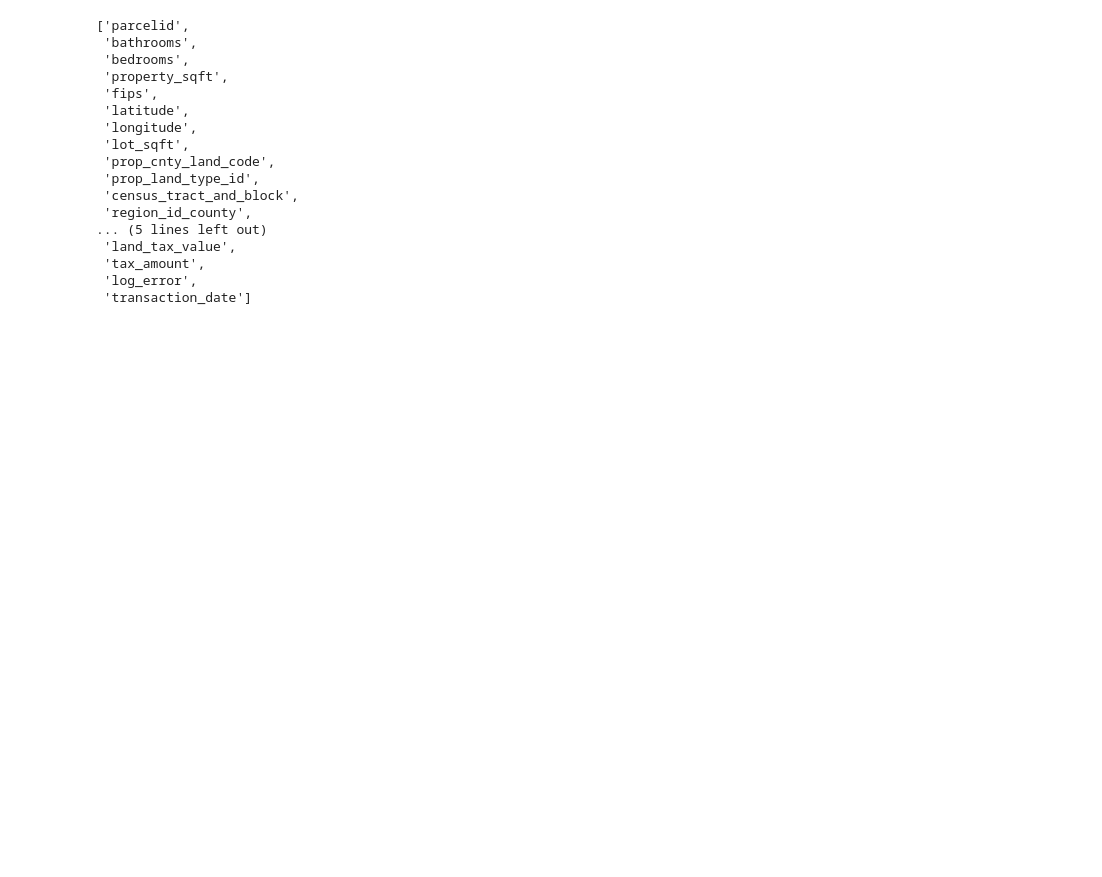
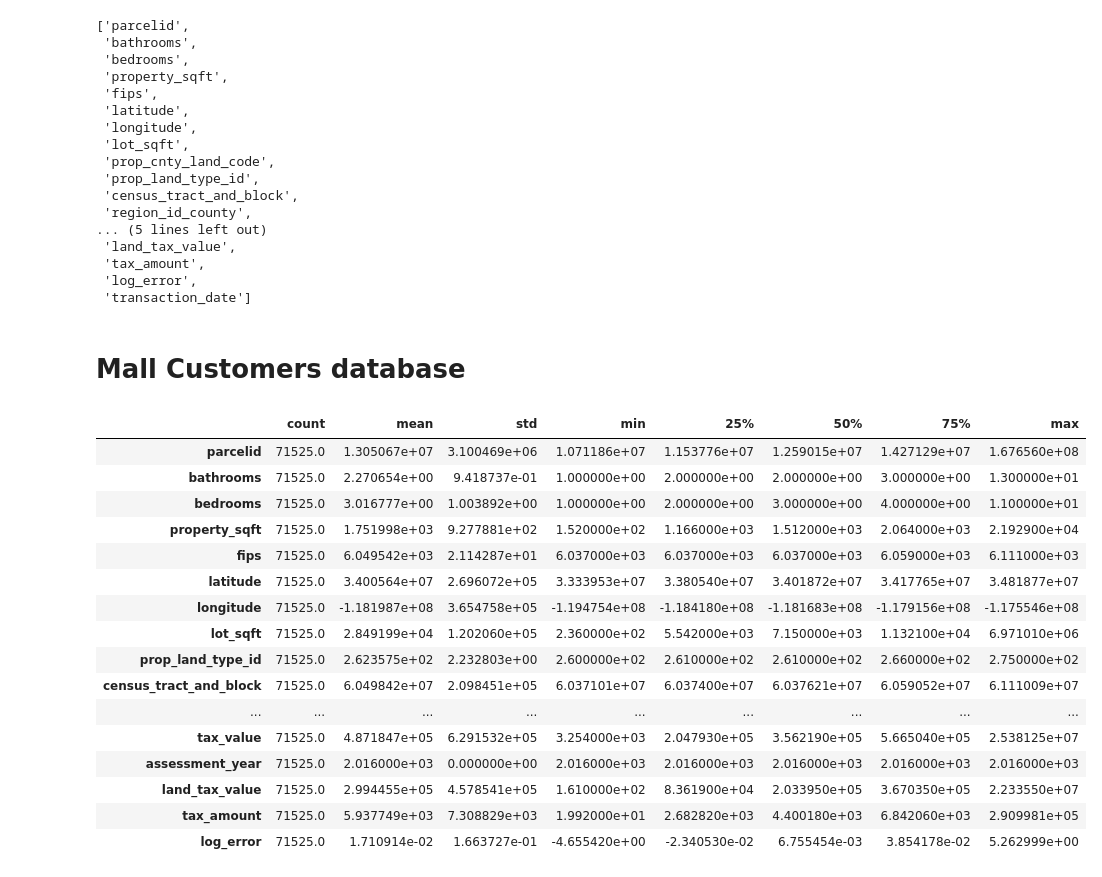
Before and after one commit to mdalton87/clustering-exercises, a Jupyter notebook: zillow.ipynb, the cells around one changed output. Drawn from its saved outputs; the diff is of its cells as text; code cells hidden in the pictures; blank space fills up the shorter version.

```diff
--- a/zillow.ipynb
+++ b/zillow.ipynb
@@ -267,3 +267,5 @@ list(df.columns)
  'transaction_date']
 # %%
 # df.columns = ['parcelid', 'bathrooms', 'bedrooms', 'property_sqft', 'fips', 'latitude', 'longitude', 'lot_sqft', 'prop_cnty_land_code', 'prop_land_type_id', 'census_tract_and_block', 'region_id_county', 'unitcnt', 'year_built', 'struct_tax_value', 'tax_value', 'assessment_year', 'land_tax_value', 'tax_amount', 'log_error', 'transaction_date']
+# %% [markdown]
+# Mall Customers database
@@ -269,0 +274,20 @@ list(df.columns)
+# %%
+df.describe().T
+# %% [output]
+|  | count | mean | std | min | 25% | 50% | 75% | max |
+| parcelid | 71525.0 | 1.305067e+07 | 3.100469e+06 | 1.071186e+07 | 1.153776e+07 | 1.259015e+07 | 1.427129e+07 | 1.676560e+08 |
+| bathrooms | 71525.0 | 2.270654e+00 | 9.418737e-01 | 1.000000e+00 | 2.000000e+00 | 2.000000e+00 | 3.000000e+00 | 1.300000e+01 |
+| bedrooms | 71525.0 | 3.016777e+00 | 1.003892e+00 | 1.000000e+00 | 2.000000e+00 | 3.000000e+00 | 4.000000e+00 | 1.100000e+01 |
+| property_sqft | 71525.0 | 1.751998e+03 | 9.277881e+02 | 1.520000e+02 | 1.166000e+03 | 1.512000e+03 | 2.064000e+03 | 2.192900e+04 |
+| fips | 71525.0 | 6.049542e+03 | 2.114287e+01 | 6.037000e+03 | 6.037000e+03 | 6.037000e+03 | 6.059000e+03 | 6.111000e+03 |
+| latitude | 71525.0 | 3.400564e+07 | 2.696072e+05 | 3.333953e+07 | 3.380540e+07 | 3.401872e+07 | 3.417765e+07 | 3.481877e+07 |
+| longitude | 71525.0 | -1.181987e+08 | 3.654758e+05 | -1.194754e+08 | -1.184180e+08 | -1.181683e+08 | -1.179156e+08 | -1.175546e+08 |
+| lot_sqft | 71525.0 | 2.849199e+04 | 1.202060e+05 | 2.360000e+02 | 5.542000e+03 | 7.150000e+03 | 1.132100e+04 | 6.971010e+06 |
+| prop_land_type_id | 71525.0 | 2.623575e+02 | 2.232803e+00 | 2.600000e+02 | 2.610000e+02 | 2.610000e+02 | 2.660000e+02 | 2.750000e+02 |
+| census_tract_and_block | 71525.0 | 6.049842e+07 | 2.098451e+05 | 6.037101e+07 | 6.037400e+07 | 6.037621e+07 | 6.059052e+07 | 6.111009e+07 |
+| ... | ... | ... | ... | ... | ... | ... | ... | ... |
+| tax_value | 71525.0 | 4.871847e+05 | 6.291532e+05 | 3.254000e+03 | 2.047930e+05 | 3.562190e+05 | 5.665040e+05 | 2.538125e+07 |
+| assessment_year | 71525.0 | 2.016000e+03 | 0.000000e+00 | 2.016000e+03 | 2.016000e+03 | 2.016000e+03 | 2.016000e+03 | 2.016000e+03 |
+| land_tax_value | 71525.0 | 2.994455e+05 | 4.578541e+05 | 1.610000e+02 | 8.361900e+04 | 2.033950e+05 | 3.670350e+05 | 2.233550e+07 |
+| tax_amount | 71525.0 | 5.937749e+03 | 7.308829e+03 | 1.992000e+01 | 2.682820e+03 | 4.400180e+03 | 6.842060e+03 | 2.909981e+05 |
+| log_error | 71525.0 | 1.710914e-02 | 1.663727e-01 | -4.655420e+00 | -2.340530e-02 | 6.755454e-03 | 3.854178e-02 | 5.262999e+00 |
```
Also changed, not shown: parts of 10 cells of this notebook, 2 other files.
